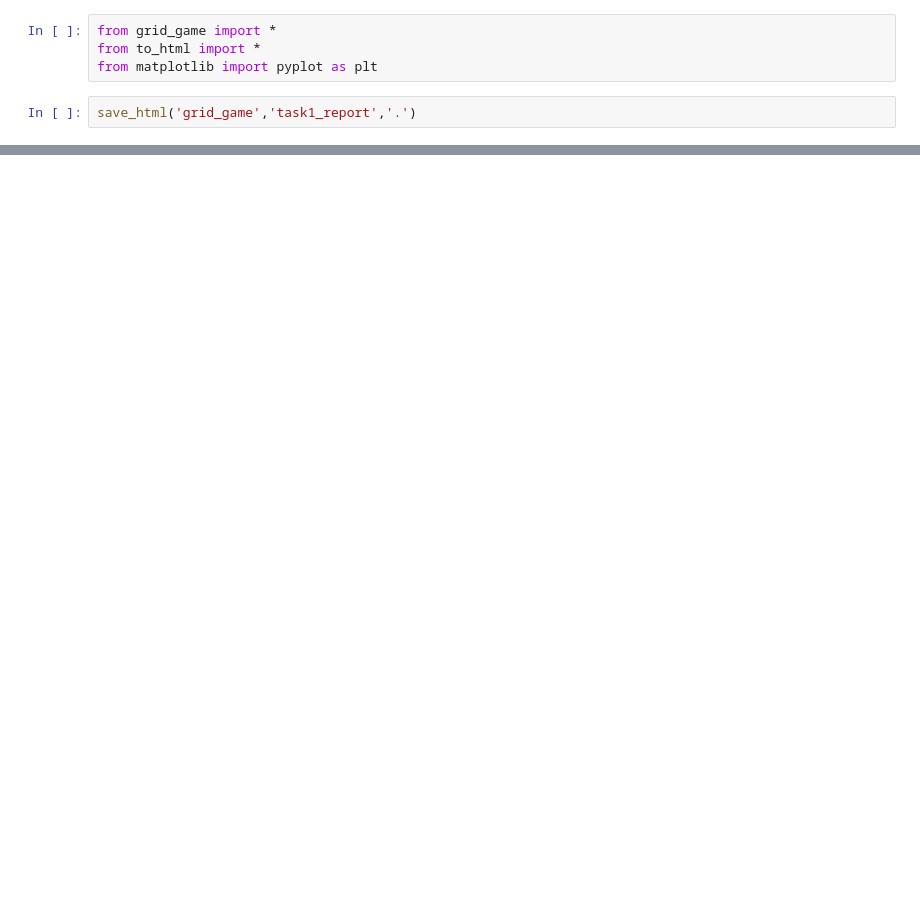
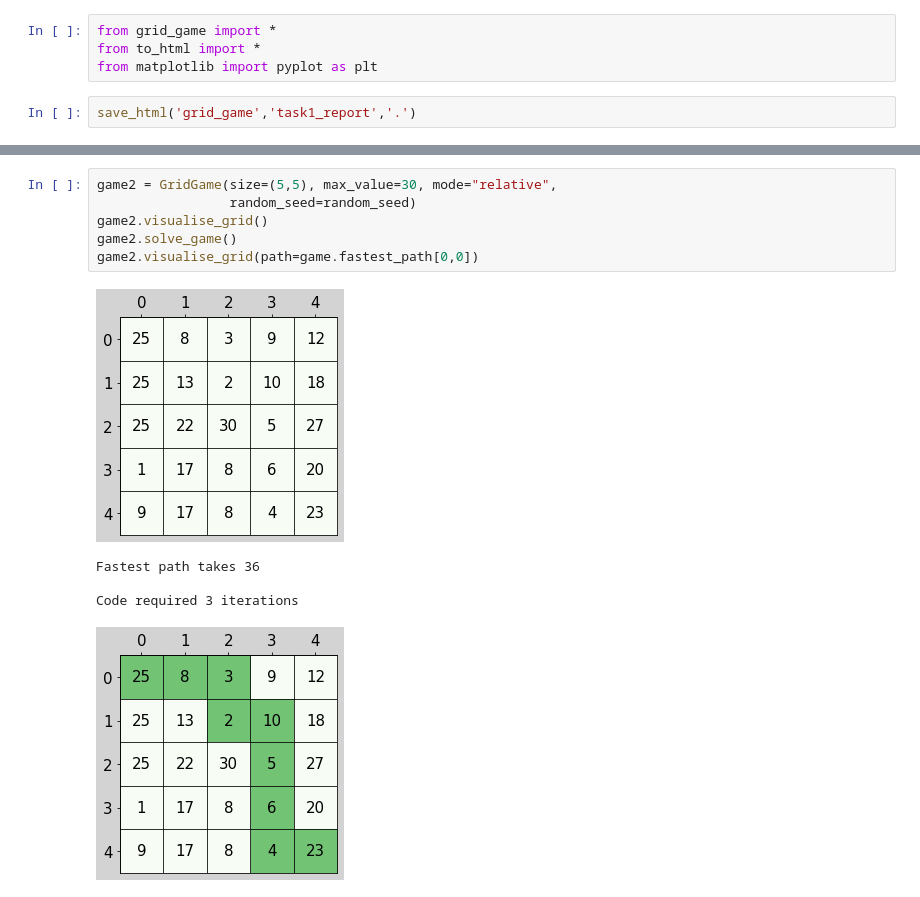
Before and after one commit to alexxcollins/AI_INM702, a Jupyter notebook: src/grid_game.ipynb, the cells around one changed output, grey strips where cells are left out. Cells and saved outputs as stored; diff of their text form; blank space fills up the shorter version.

```diff
--- a/src/grid_game.ipynb
+++ b/src/grid_game.ipynb
@@ -14,3 +62,15 @@ game.visualise_grid()
+# %%
+game2 = GridGame(size=(5,5), max_value=30, mode="relative",
+                 random_seed=random_seed)
+game2.visualise_grid()
+game2.solve_game()
+game2.visualise_grid(path=game.fastest_path[0,0])
+# %% [output]
+[figure, added]
+Fastest path takes 36
+
+Code required 3 iterations
+[figure, added]
 # %%
 game = GridGame(size=(10,10), max_value=20, mode="relative")
 game.visualise_grid()
```
Also changed, not shown: parts of 7 cells of this notebook, 4 other files.
